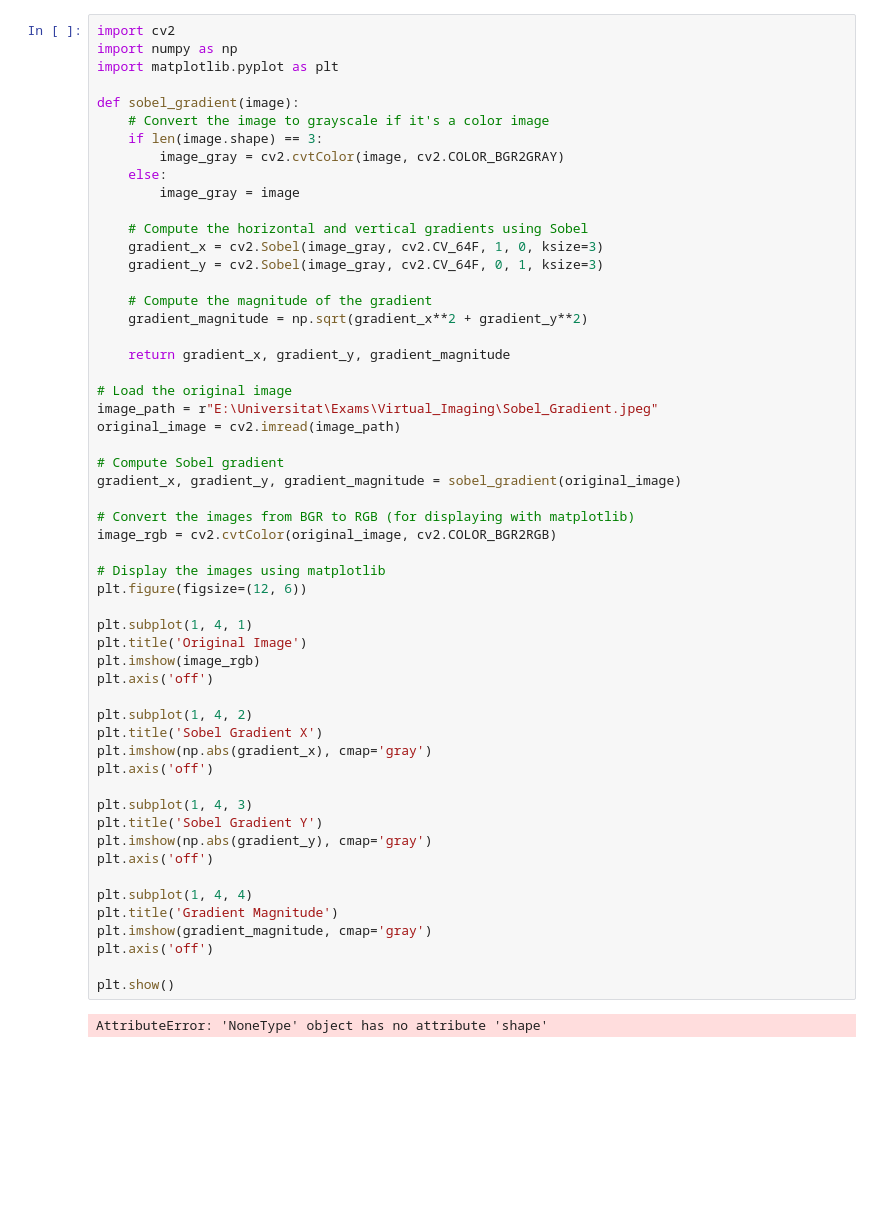
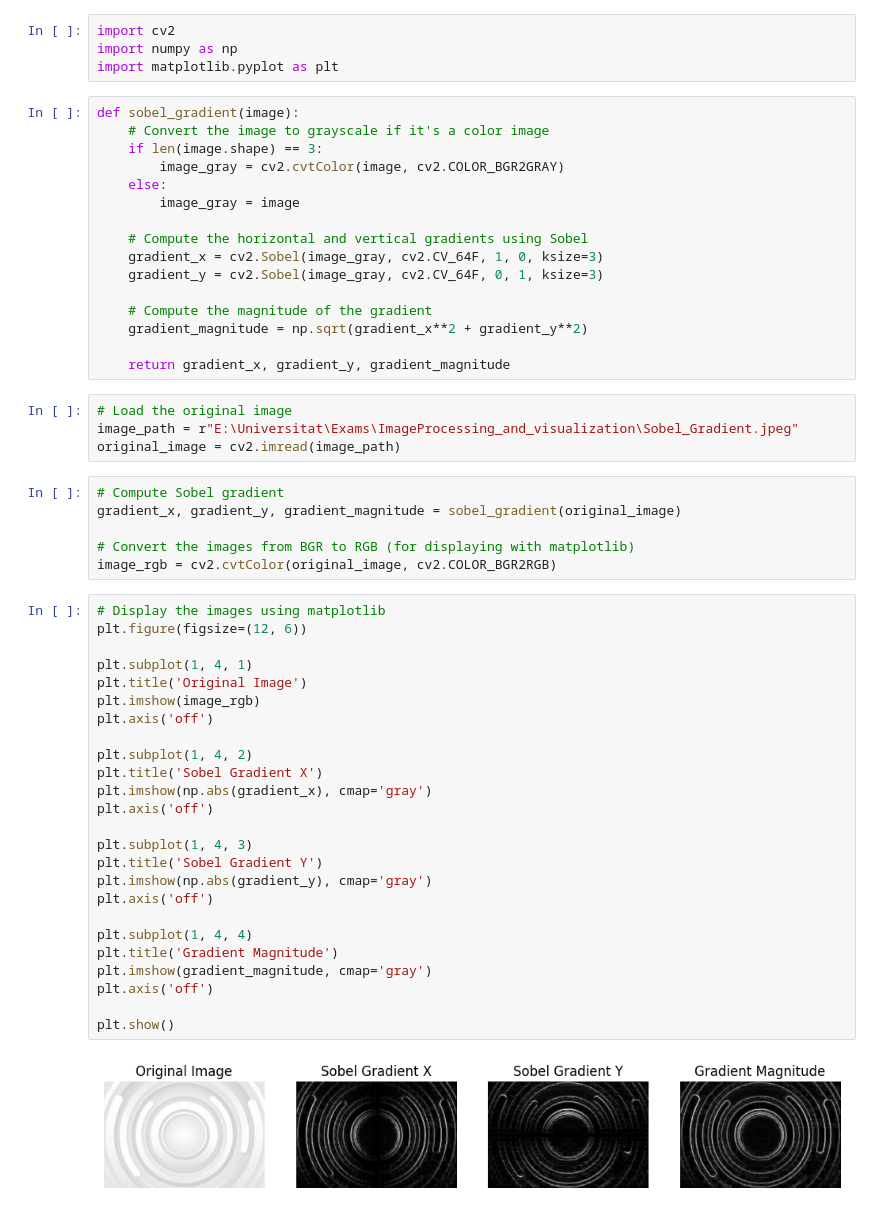
Before and after one commit to janaarundinesh/ImageProcessing_and_Visualization, a Jupyter notebook: Exercise_05.ipynb, the cells around one changed output. Drawn from its saved outputs; the diff is of its cells as text; blank space fills up the shorter version.

```diff
--- a/Exercise_05.ipynb
+++ b/Exercise_05.ipynb
@@ -1,57 +1,57 @@
+# %%
+import cv2
+import numpy as np
+import matplotlib.pyplot as plt
+# %%
+def sobel_gradient(image):
+    # Convert the image to grayscale if it's a color image
+    if len(image.shape) == 3:
+        image_gray = cv2.cvtColor(image, cv2.COLOR_BGR2GRAY)
+    else:
+        image_gray = image
+
+    # Compute the horizontal and vertical gradients using Sobel
+    gradient_x = cv2.Sobel(image_gray, cv2.CV_64F, 1, 0, ksize=3)
+    gradient_y = cv2.Sobel(image_gray, cv2.CV_64F, 0, 1, ksize=3)
+
+    # Compute the magnitude of the gradient
+    gradient_magnitude = np.sqrt(gradient_x**2 + gradient_y**2)
+
+    return gradient_x, gradient_y, gradient_magnitude
+# %%
+# Load the original image
+image_path = r"E:\Universitat\Exams\ImageProcessing_and_visualization\Sobel_Gradient.jpeg"
+original_image = cv2.imread(image_path)
+# %%
+# Compute Sobel gradient
+gradient_x, gradient_y, gradient_magnitude = sobel_gradient(original_image)
+
+# Convert the images from BGR to RGB (for displaying with matplotlib)
+image_rgb = cv2.cvtColor(original_image, cv2.COLOR_BGR2RGB)
 # %%
-import cv2
-import numpy as np
-import matplotlib.pyplot as plt
-
-def sobel_gradient(image):
-    # Convert the image to grayscale if it's a color image
-    if len(image.shape) == 3:
-        image_gray = cv2.cvtColor(image, cv2.COLOR_BGR2GRAY)
-    else:
-        image_gray = image
-
-    # Compute the horizontal and vertical gradients using Sobel
-    gradient_x = cv2.Sobel(image_gray, cv2.CV_64F, 1, 0, ksize=3)
-    gradient_y = cv2.Sobel(image_gray, cv2.CV_64F, 0, 1, ksize=3)
-
-    # Compute the magnitude of the gradient
-    gradient_magnitude = np.sqrt(gradient_x**2 + gradient_y**2)
-
-    return gradient_x, gradient_y, gradient_magnitude
-
-# Load the original image
-image_path = r"E:\Universitat\Exams\Virtual_Imaging\Sobel_Gradient.jpeg"
-original_image = cv2.imread(image_path)
-
-# Compute Sobel gradient
-gradient_x, gradient_y, gradient_magnitude = sobel_gradient(original_image)
-
-# Convert the images from BGR to RGB (for displaying with matplotlib)
-image_rgb = cv2.cvtColor(original_image, cv2.COLOR_BGR2RGB)
-
 # Display the images using matplotlib
 plt.figure(figsize=(12, 6))
 
 plt.subplot(1, 4, 1)
 plt.title('Original Image')
 plt.imshow(image_rgb)
 plt.axis('off')
 
 plt.subplot(1, 4, 2)
 plt.title('Sobel Gradient X')
 plt.imshow(np.abs(gradient_x), cmap='gray')
 plt.axis('off')
 
 plt.subplot(1, 4, 3)
 plt.title('Sobel Gradient Y')
 plt.imshow(np.abs(gradient_y), cmap='gray')
 plt.axis('off')
 
 plt.subplot(1, 4, 4)
 plt.title('Gradient Magnitude')
 plt.imshow(gradient_magnitude, cmap='gray')
 plt.axis('off')
 
 plt.show()
 # %% [output]
-AttributeError: 'NoneType' object has no attribute 'shape'
+[figure, added]
```
Also changed, not shown: 1 other file.
